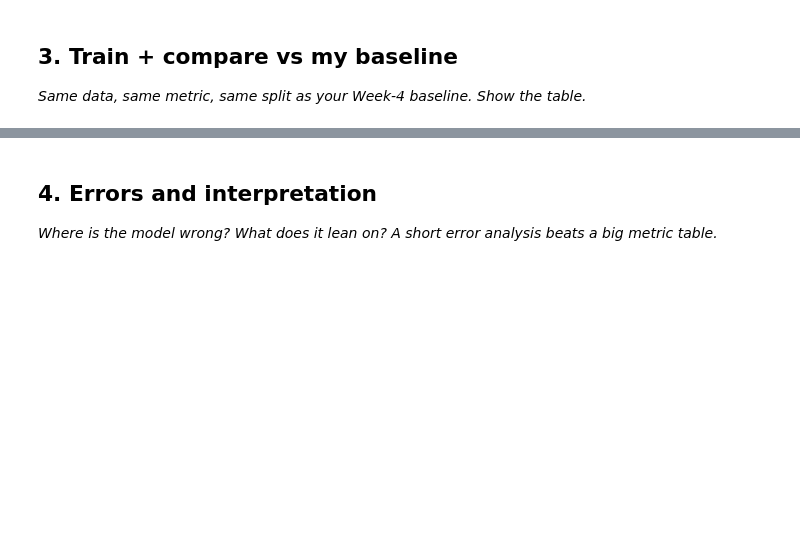
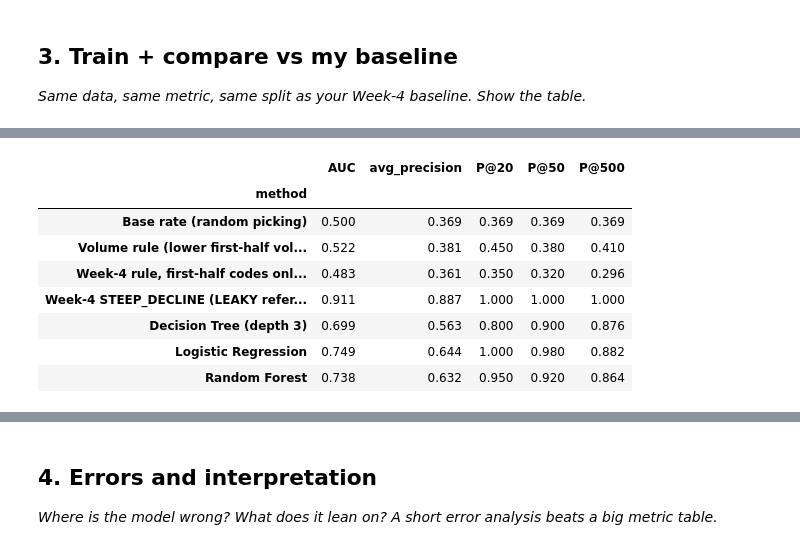
Before and after one commit to yasmeenmh90-beep/flyrank-ml-internship-starter, a Jupyter notebook: work/notebooks/w05_model.ipynb, the cells around one changed output, grey strips where cells are left out. Drawn from its saved outputs; the diff is of its cells as text; code cells hidden in the pictures; blank space fills up the shorter version.

```diff
--- a/work/notebooks/w05_model.ipynb
+++ b/work/notebooks/w05_model.ipynb
@@ -29,0 +127,74 @@ This skeleton is yours to fill. Work the sections **in order** — each one has
+# %%
+# This cell is for CODE (numbers, a query, a check).
+# Write your text answer in the cell ABOVE this one — typing sentences here breaks Run All.
+
+
+from sklearn.pipeline import make_pipeline
+from sklearn.impute import SimpleImputer
+from sklearn.preprocessing import StandardScaler
+from sklearn.linear_model import LogisticRegression
+from sklearn.tree import DecisionTreeClassifier, export_text
+from sklearn.ensemble import RandomForestClassifier
+from sklearn.metrics import roc_auc_score, average_precision_score
+
+def precision_at_k(scores, labels, k):
+    order = np.argsort(-np.asarray(scores), kind="stable")
+    return np.asarray(labels)[order[:k]].mean()
+
+def make_tree():
+    return make_pipeline(SimpleImputer(strategy="median"),
+                         DecisionTreeClassifier(max_depth=3, min_samples_leaf=500, random_state=SEED))
+
+def make_logit():
+    return make_pipeline(SimpleImputer(strategy="median"), StandardScaler(), LogisticRegression(max_iter=1000))
+
+def make_rf():
+    return make_pipeline(SimpleImputer(strategy="median"),
+                         RandomForestClassifier(n_estimators=200, min_samples_leaf=50, random_state=SEED, n_jobs=-1))
+
+# --- baselines (thresholds learned on TRAIN only) ---
+vol_p75 = train["imp_first_half"].quantile(0.75)
+
+def rule_score_first_half_only(d):
+    pos_flag = (d["pos_first_half"] > 20) & (d["imp_first_half"] >= vol_p75)
+    eng = d["engaged_first_half"] / d["pageviews_first_half"].clip(lower=1)
+    low_eng = d["has_ga4"] & (d["pageviews_first_half"] > 0) & (eng < 0.30)
+    s = np.zeros(len(d))
+    s = np.where(pos_flag, (d["pos_first_half"] / 100) * np.log1p(d["imp_first_half"]), s)
+    s = np.where(~pos_flag & low_eng, (1 - eng) * np.log1p(d["pageviews_first_half"]), s)
+    return s
+
+def week4_steep_decline_LEAKY(d):
+    pct = (d["imp_second_half"] - d["imp_first_half"]) / d["imp_first_half"]
+    return np.where(pct < -0.30, pct.abs() * np.log1p(d["imp_first_half"]), 0.0)
+
+scores = {
+    "Volume rule (lower first-half volume ranks higher)": -np.log1p(test["imp_first_half"].values),
+    "Week-4 rule, first-half codes only (modified: no STEEP_DECLINE)": rule_score_first_half_only(test),
+    "Week-4 STEEP_DECLINE (LEAKY reference: uses second half)": week4_steep_decline_LEAKY(test),
+}
+
+tree = make_tree().fit(X_tr, y_tr)
+logit = make_logit().fit(X_tr, y_tr)
+rf = make_rf().fit(X_tr, y_tr)
+scores["Decision Tree (depth 3)"] = tree.predict_proba(X_te)[:, 1]
+scores["Logistic Regression"] = logit.predict_proba(X_te)[:, 1]
+scores["Random Forest"] = rf.predict_proba(X_te)[:, 1]
+
+base = y_te.mean()
+rows = [{"method": "Base rate (random picking)", "AUC": 0.5, "avg_precision": base,
+         "P@20": base, "P@50": base, "P@500": base}]
+for name, s in scores.items():
+    rows.append({"method": name,
+                 "AUC": roc_auc_score(y_te, s),
+                 "avg_precision": average_precision_score(y_te, s),
+                 "P@20": precision_at_k(s, y_te.values, 20),
+                 "P@50": precision_at_k(s, y_te.values, 50),
+                 "P@500": precision_at_k(s, y_te.values, 500)})
+
+results = pd.DataFrame(rows).set_index("method").round(3)
+print(f"Test rows: {len(y_te):,} | test base rate: {base:.3f}")
+for name in list(scores)[1:3]:
+    print(f"Items the rule actually flags (score > 0): {int((scores[name] > 0).sum()):,} — {name}")
+results
+# %% [output]
@@ -29,0 +204,9 @@ This skeleton is yours to fill. Work the sections **in order** — each one has
+|  | AUC | avg_precision | P@20 | P@50 | P@500 |
+| method |  |  |  |  |  |
+| Base rate (random picking) | 0.500 | 0.369 | 0.369 | 0.369 | 0.369 |
+| Volume rule (lower first-half vol... | 0.522 | 0.381 | 0.450 | 0.380 | 0.410 |
+| Week-4 rule, first-half codes onl... | 0.483 | 0.361 | 0.350 | 0.320 | 0.296 |
+| Week-4 STEEP_DECLINE (LEAKY refer... | 0.911 | 0.887 | 1.000 | 1.000 | 1.000 |
+| Decision Tree (depth 3) | 0.699 | 0.563 | 0.800 | 0.900 | 0.876 |
+| Logistic Regression | 0.749 | 0.644 | 1.000 | 0.980 | 0.882 |
+| Random Forest | 0.738 | 0.632 | 0.950 | 0.920 | 0.864 |
```
Also changed, not shown: parts of 24 cells of this notebook.
